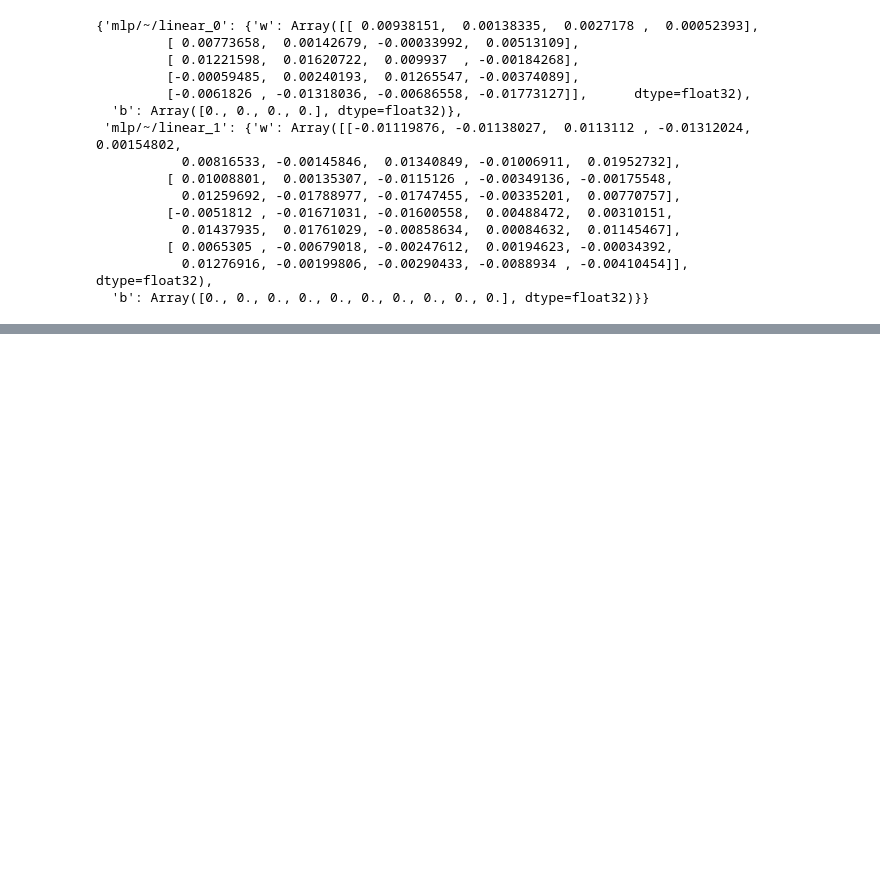
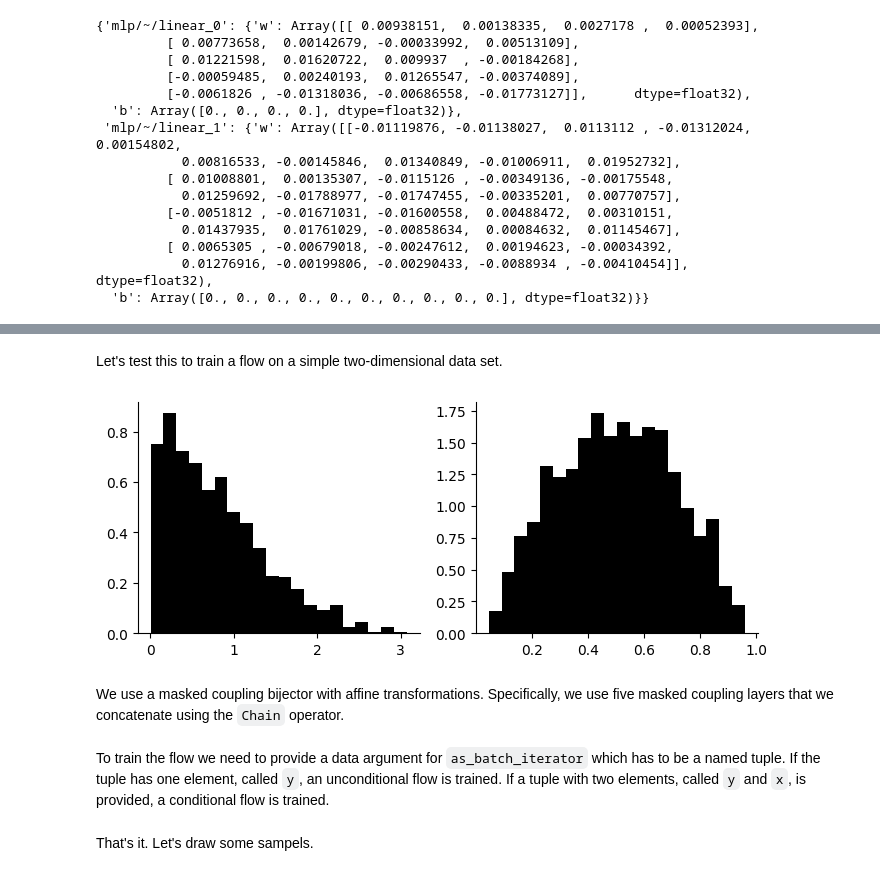
Before and after one commit to dirmeier/surjectors, a Jupyter notebook: docs/notebooks/introduction.ipynb, the cells around one changed output, grey strips where cells are left out. Cells and saved outputs as stored; diff of their text form; code cells hidden in the pictures; blank space fills up the shorter version.

```diff
--- a/docs/notebooks/introduction.ipynb
+++ b/docs/notebooks/introduction.ipynb
@@ -97,0 +243,11 @@ The `TransformedDistribution` class takes a base distribution and a transformati
+# %%
+rng_key_seq = hk.PRNGSequence(0)
+
+n, p = 1000, 100
+y = jr.normal(next(rng_key_seq), (n, p))
+
+fn = make_flow(p)
+params = fn.init(next(rng_key_seq), method="log_prob", y=y)
+
+lps = fn.apply(params, next(rng_key_seq), method="log_prob", y=y)
+samples = fn.apply(params, next(rng_key_seq), method="sample", sample_shape=(10, ))
@@ -97,0 +296,17 @@ The `TransformedDistribution` class takes a base distribution and a transformati
+# %% [markdown]
+Let's test this to train a flow on a simple two-dimensional data set.
+# %%
+n, p = 1000, 2
+z = jr.normal(next(rng_key_seq), (n, p))
+y = jnp.vstack([jnp.abs(z[:, 0]), jax.nn.sigmoid(z[:, 1])]).T
+# %%
+_, axes = plt.subplots(figsize=(8, 3), ncols=2)
+for i, ax in enumerate(axes):
+    ax.hist(y[:, i], color="black", density=True, bins=20)
+    ax.spines['top'].set_visible(False)
+    ax.spines['right'].set_visible(False)
+plt.show()
+# %% [output]
+[figure, added]
+# %% [markdown]
+We use a masked coupling bijector with affine transformations. Specifically, we use five masked coupling layers that we concatenate using the `Chain` operator.
@@ -97,0 +344,2 @@ The `TransformedDistribution` class takes a base distribution and a transformati
+# %% [markdown]
+To train the flow we need to provide a data argument for `as_batch_iterator` which has to be a named tuple. If the tuple has one element, called `y`, an unconditional flow is trained. If a tuple with two elements, called `y` and `x`, is provided, a conditional flow is trained.
@@ -97,0 +350,2 @@ The `TransformedDistribution` class takes a base distribution and a transformati
+# %% [markdown]
+That's it. Let's draw some sampels.
```
Also changed, not shown: parts of 29 cells of this notebook, 18 other files.
